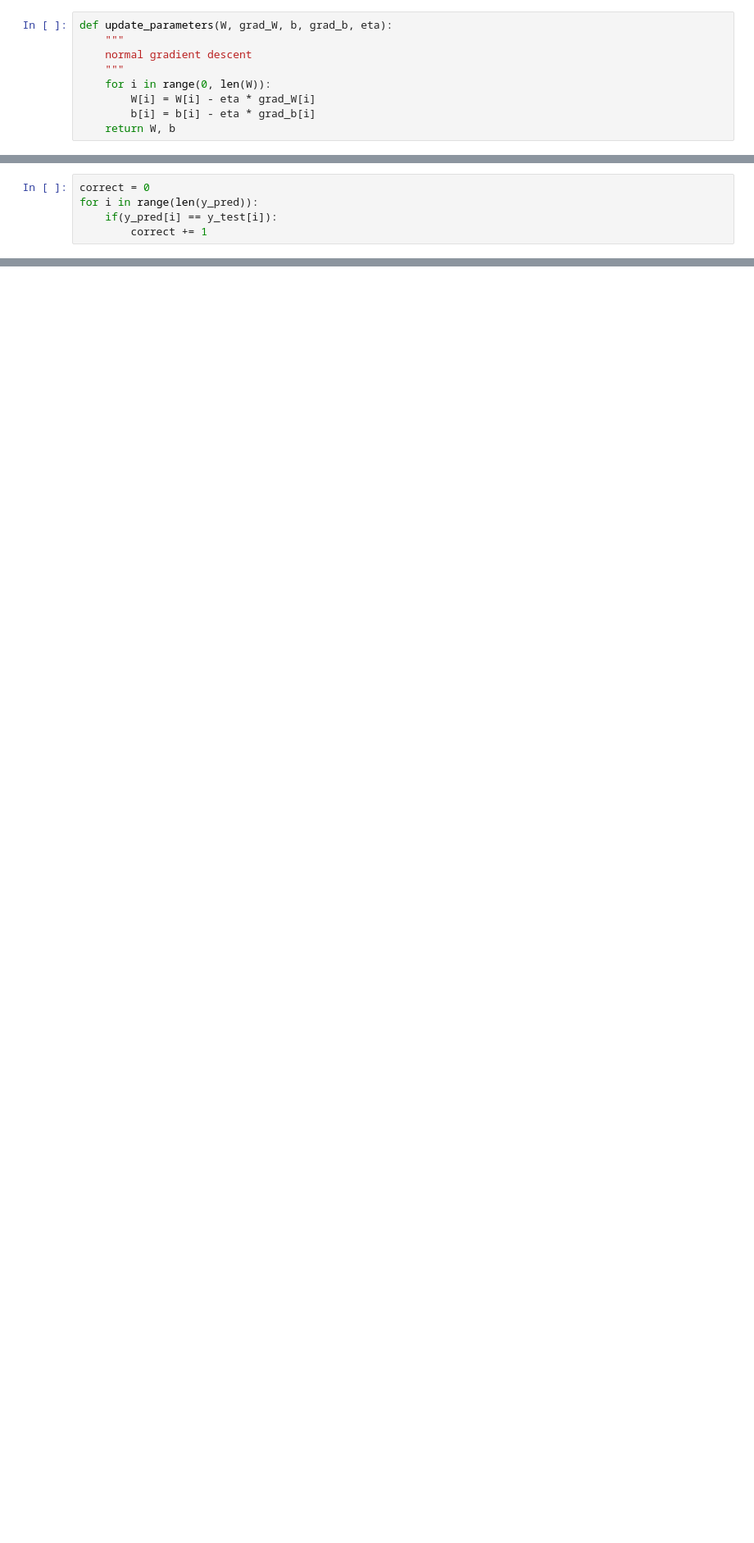
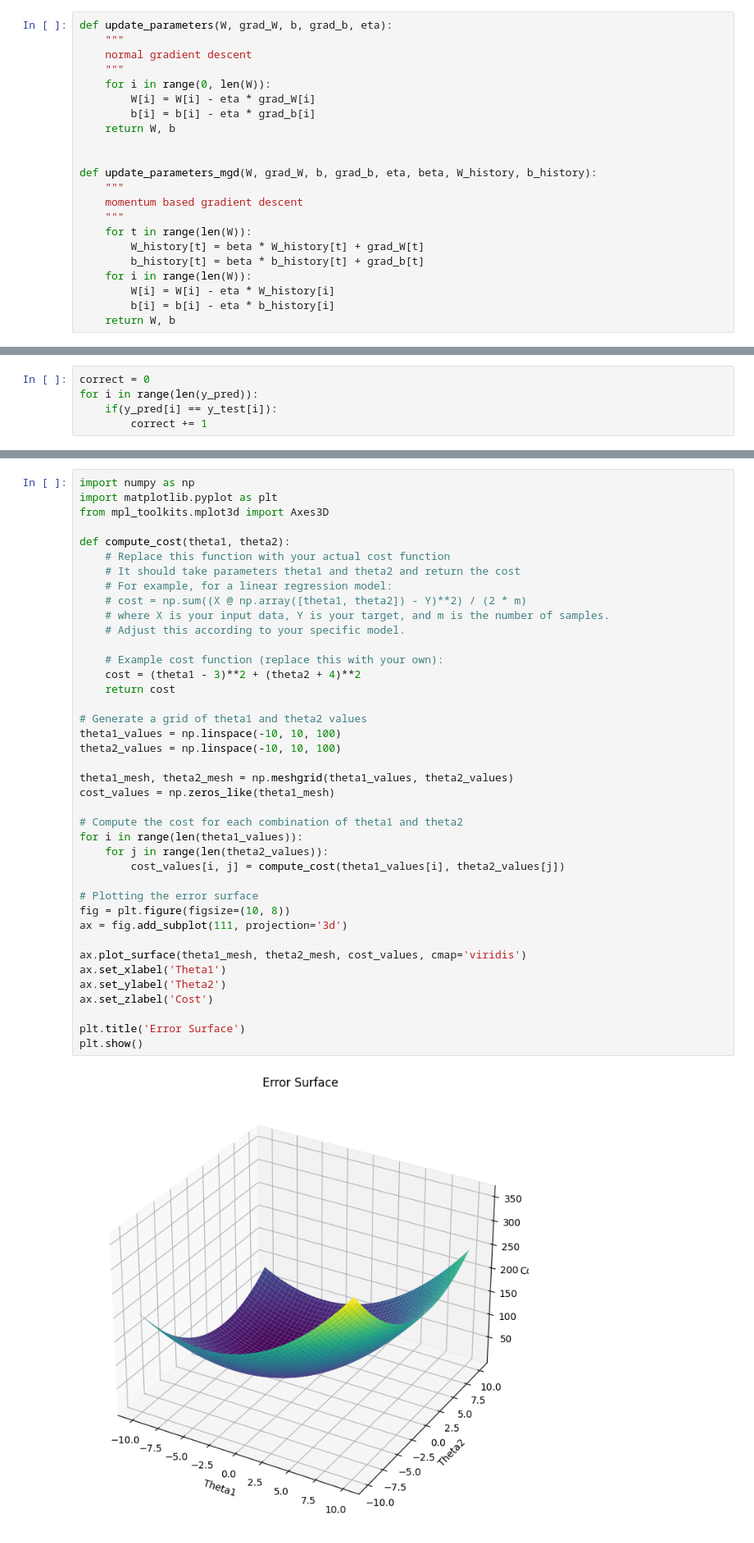
Before and after one commit to pratik-kadlak/Feed_Forward_Neural_Network_From_Scratch, a Jupyter notebook: dl_assignment1.ipynb, the cells around one changed output, grey strips where cells are left out. Shown at 82% size. Cells and saved outputs as stored; diff of their text form; blank space fills up the shorter version.

```diff
--- a/dl_assignment1.ipynb
+++ b/dl_assignment1.ipynb
@@ -152,6 +159,19 @@ def update_parameters(W, grad_W, b, grad_b, eta):
         W[i] = W[i] - eta * grad_W[i]
         b[i] = b[i] - eta * grad_b[i]
     return W, b
+
+
+def update_parameters_mgd(W, grad_W, b, grad_b, eta, beta, W_history, b_history):
+    """
+    momentum based gradient descent
+    """
+    for t in range(len(W)):
+        W_history[t] = beta * W_history[t] + grad_W[t]
+        b_history[t] = beta * b_history[t] + grad_b[t]
+    for i in range(len(W)):
+        W[i] = W[i] - eta * W_history[i]
+        b[i] = b[i] - eta * b_history[i]
+    return W, b
 # %%
 def backward_propogation(y_one_hot, activation, preactivation, num_hidden_layers, activation_func):
     L = num_hidden_layers+1
@@ -230,0 +260,42 @@ correct * 100.0 / len(y_test)
+# %%
+import numpy as np
+import matplotlib.pyplot as plt
+from mpl_toolkits.mplot3d import Axes3D
+
+def compute_cost(theta1, theta2):
+    # Replace this function with your actual cost function
+    # It should take parameters theta1 and theta2 and return the cost
+    # For example, for a linear regression model:
+    # cost = np.sum((X @ np.array([theta1, theta2]) - Y)**2) / (2 * m)
+    # where X is your input data, Y is your target, and m is the number of samples.
+    # Adjust this according to your specific model.
+
+    # Example cost function (replace this with your own):
+    cost = (theta1 - 3)**2 + (theta2 + 4)**2
+    return cost
+
+# Generate a grid of theta1 and theta2 values
+theta1_values = np.linspace(-10, 10, 100)
+theta2_values = np.linspace(-10, 10, 100)
+
+theta1_mesh, theta2_mesh = np.meshgrid(theta1_values, theta2_values)
+cost_values = np.zeros_like(theta1_mesh)
+
+# Compute the cost for each combination of theta1 and theta2
+for i in range(len(theta1_values)):
+    for j in range(len(theta2_values)):
+        cost_values[i, j] = compute_cost(theta1_values[i], theta2_values[j])
+
+# Plotting the error surface
+fig = plt.figure(figsize=(10, 8))
+ax = fig.add_subplot(111, projection='3d')
+
+ax.plot_surface(theta1_mesh, theta2_mesh, cost_values, cmap='viridis')
+ax.set_xlabel('Theta1')
+ax.set_ylabel('Theta2')
+ax.set_zlabel('Cost')
+
+plt.title('Error Surface')
+plt.show()
+# %% [output]
+[figure, added]
```
Also changed, not shown: parts of 6 cells of this notebook.
